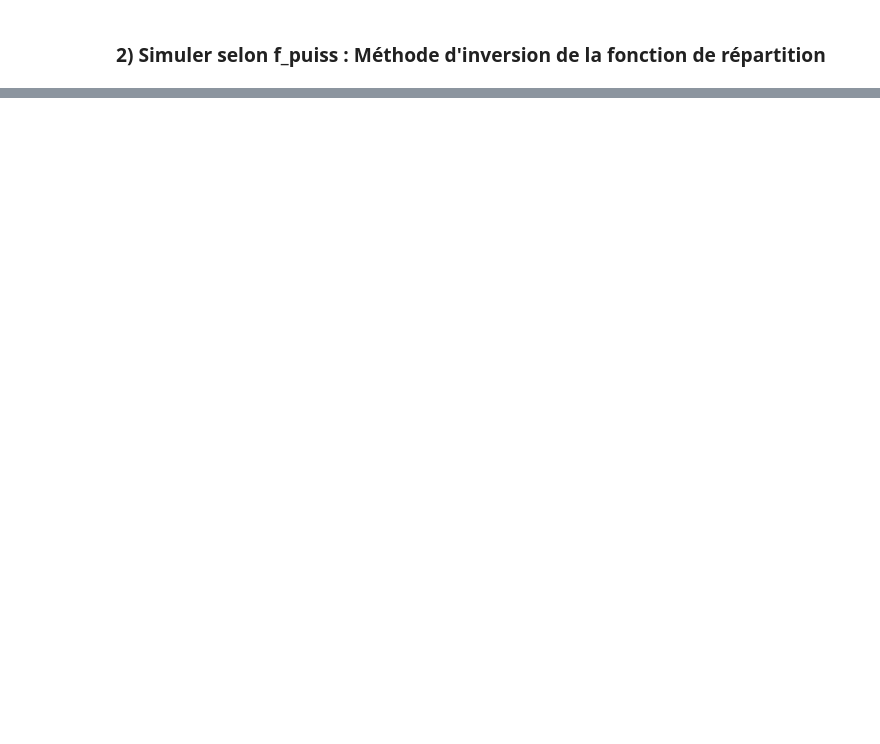
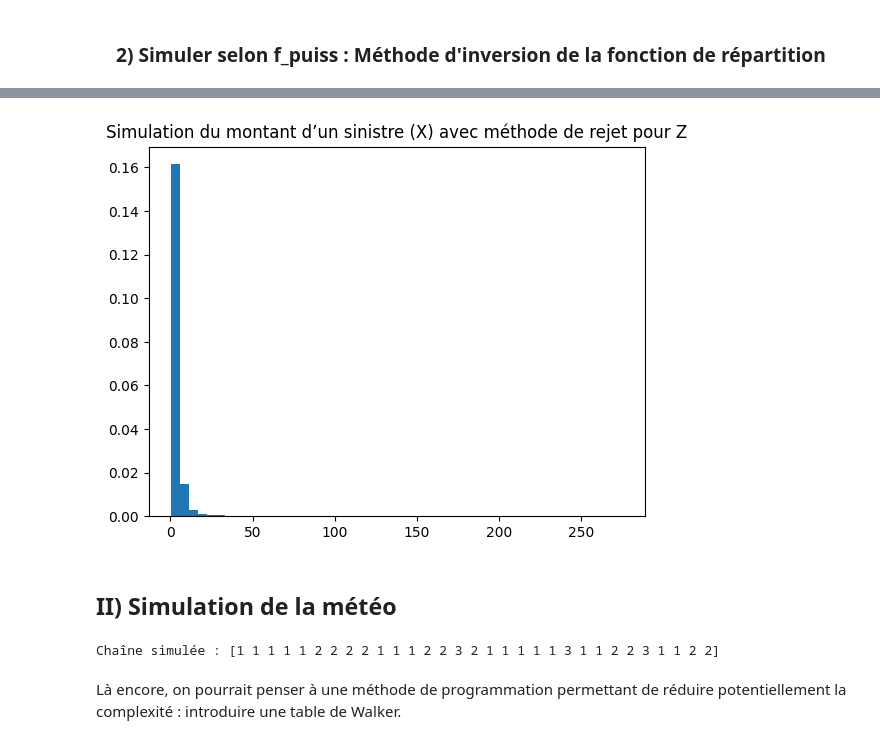
Before and after one commit to LaboiteNoire/techniques-de-simulations-, a Jupyter notebook: Projet final.ipynb, the cells around one changed output, grey strips where cells are left out. Drawn from its saved outputs; the diff is of its cells as text; code cells hidden in the pictures; blank space fills up the shorter version.

```diff
--- a/Projet final.ipynb
+++ b/Projet final.ipynb
@@ -139,0 +235,44 @@ plt.show()
+# %%
+def echantillon_X_rejet(p, x0, b, sigma, delta, a, alpha, n):
+    """
+    Simule un échantillon de taille n de la variable aléatoire X selon :
+        X = X_norm  si Z = 0
+        X = X_puiss si Z = 1
+        X = Z       si Z > 1
+    avec Z simulé par la méthode du rejet.
+
+    Paramètres:
+    cf echantillon_X
+    """
+
+    # Simuler Z avec la méthode du rejet
+    Z = echantillon_Z_rejet(p, n)
+    X = []
+
+
+    for z in Z:
+        # Génération d'une valeur de X selon valeur de z
+        if z == 0:
+            X.append(echantillon_f_norm_opt(x0, b, sigma, delta, 1)[0])
+        elif z == 1:
+            X.append(echantillon_f_puiss(a, alpha, 1)[0])
+        else:
+            X.append(z)
+
+    return np.array(X)
+# %%
+# Exemple
+p = np.array([0.001, 0.998, 0.001])
+x0, b, sigma, delta = 1.0, 5.0, 0.5, 1.0
+a, alpha = 2.0, 3.0
+
+ech = echantillon_X_rejet(p, x0, b, sigma, delta, a, alpha, n=10000)
+
+import matplotlib.pyplot as plt
+plt.hist(ech, bins=50, density=True)
+plt.title("Simulation du montant d’un sinistre (X) avec méthode de rejet pour Z")
+plt.show()
+# %% [output]
+[figure, added]
+# %% [markdown]
+## II) Simulation de la météo
@@ -139,0 +307,16 @@ plt.show()
+# %%
+M = np.array([
+    [0.7, 0.2, 0.1],
+    [0.3, 0.4, 0.3],
+    [0.2, 0.3, 0.5]
+])
+
+H0 = 1    # Beau temps le premier jour
+N = 30    # Simuler 30 jours
+
+H = simuler_chaine_markov(M, H0, N)
+print("Chaîne simulée :", H)
+# %% [output]
+Chaîne simulée : [1 1 1 1 1 2 2 2 2 1 1 1 2 2 3 2 1 1 1 1 1 3 1 1 2 2 3 1 1 2 2]
+# %% [markdown]
+Là encore, on pourrait penser à une méthode de programmation permettant de réduire potentiellement la complexité :  introduire une table de Walker.
```
Also changed, not shown: parts of 13 cells of this notebook.
